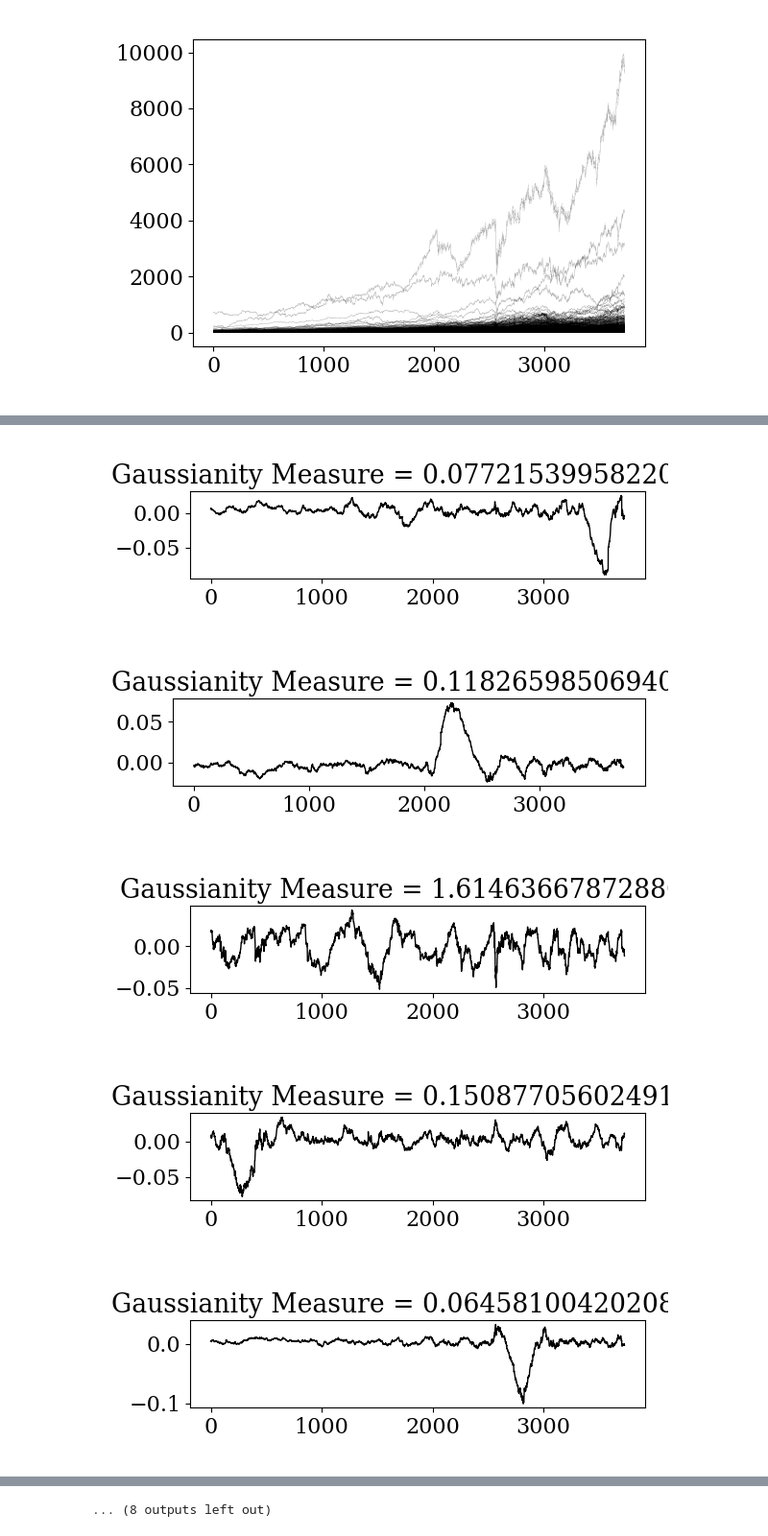
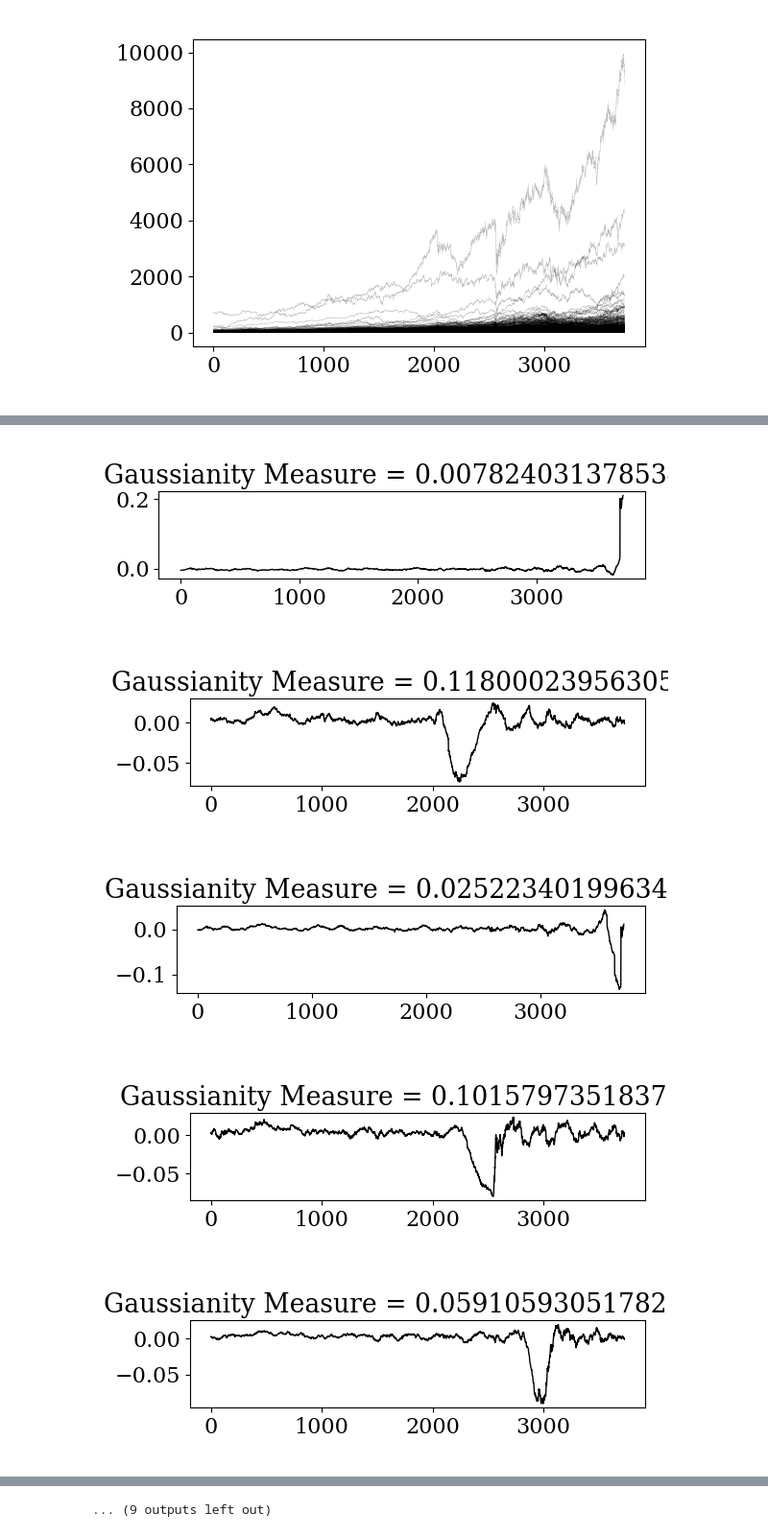
Before and after one commit to ruc-practical-ai/fall-2024-class-08, a Jupyter notebook: notebooks/03_cleaning_technique_ica_part_ii.ipynb, the cells around one changed output, grey strips where cells are left out. Shown at 96% size. Drawn from its saved outputs; the diff is of its cells as text; code cells hidden in the pictures.

```diff
--- a/notebooks/03_cleaning_technique_ica_part_ii.ipynb
+++ b/notebooks/03_cleaning_technique_ica_part_ii.ipynb
@@ -85,7 +85,7 @@ n_days_history = 1
 n_days_forward = 1
 
 # Get the dataset
-x_features = get_features(
+x_features = get_autoregression_features(
     dates, stocks_df, n_days_history, n_days_forward, predictor_symbols=symbols
 )
 
@@ -176,7 +154,6 @@ Checked n_components = 29, peak to avg. Gaussianity ratio = 3.536022703090341
 # %%
-n_components = 20
 ica = FastICA(
-    n_components=n_components,
+    n_components=21,
     whiten="arbitrary-variance",
     tol=1e-7,
     max_iter=500,
@@ -198,5 +175,5 @@ for idx in range(x_features_transformed.shape[1]):
-[figure, old version]
+[figure, new version]
-[figure, old version]
+[figure, new version]
-[figure, old version]
+[figure, new version]
-[figure, old version]
+[figure, new version]
-[figure, old version]
+[figure, new version]
@@ -208,2 +185,2 @@ for idx in range(x_features_transformed.shape[1]):
-... (8 outputs left out)
+... (9 outputs left out)
 # %%
```
Also changed, not shown: parts of 7 cells of this notebook, 13 other files.
